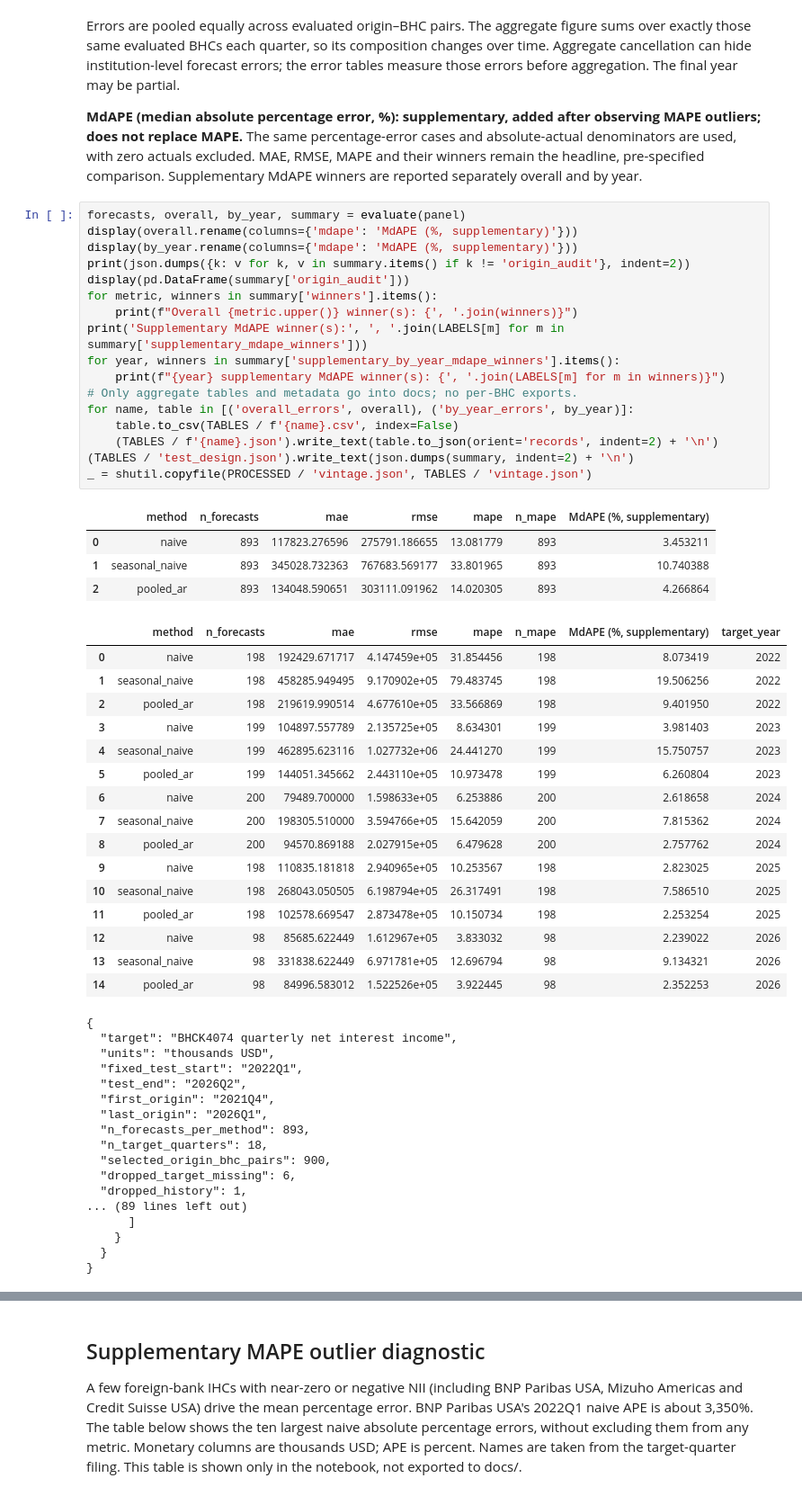
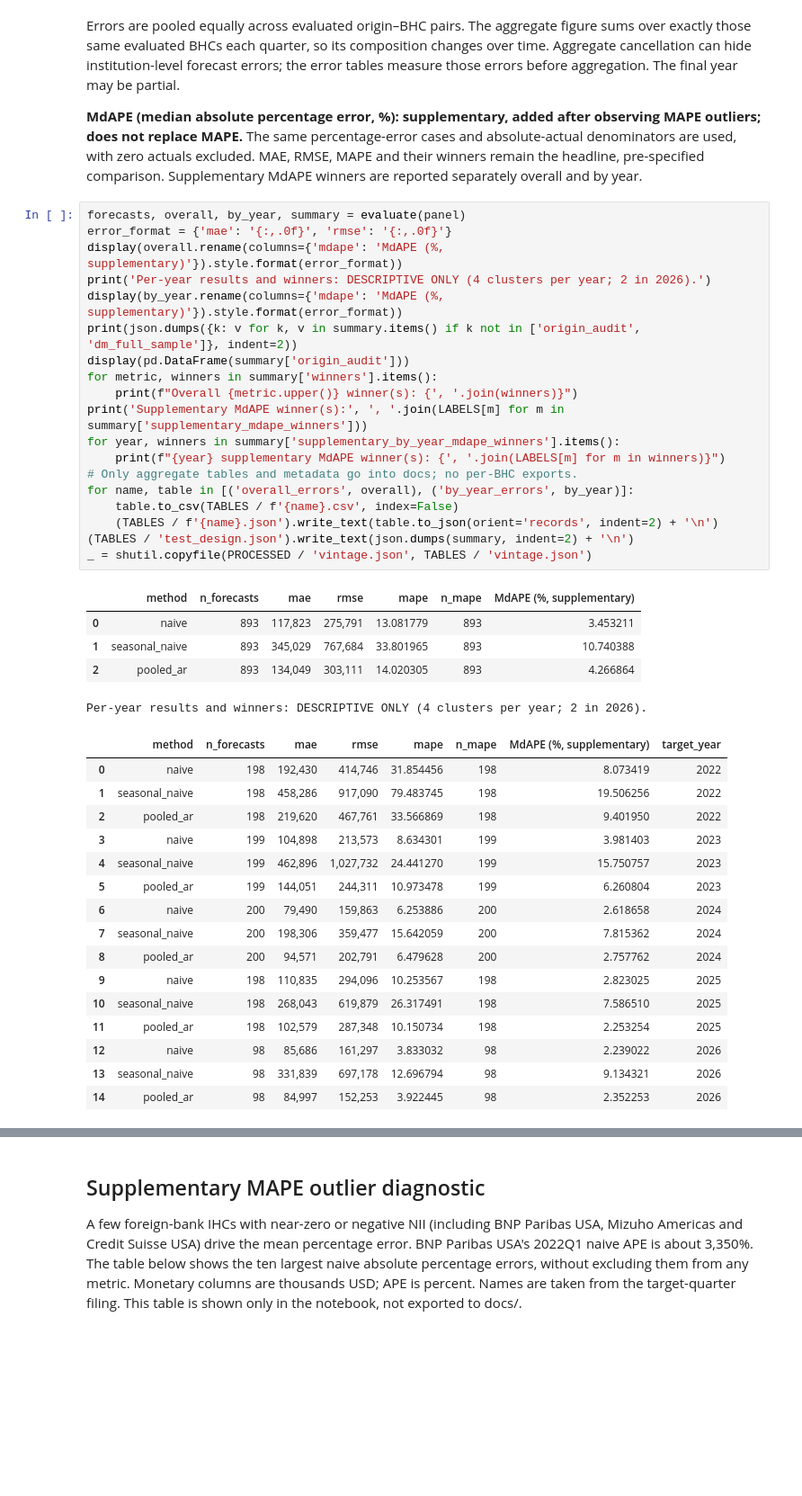
Before and after one commit to jgridifier/research-lab, a Jupyter notebook: tracks/y9c-panel/notebooks/y9c_nii_forecast.ipynb, the cells around one changed output, grey strips where cells are left out. Shown at 90% size. Saved outputs shown, nothing was run; the diff lists cells and outputs as text; blank space fills up the shorter version.

```diff
--- a/tracks/y9c-panel/notebooks/y9c_nii_forecast.ipynb
+++ b/tracks/y9c-panel/notebooks/y9c_nii_forecast.ipynb
@@ -125,56 +125,42 @@ Errors are pooled equally across evaluated origin–BHC pairs. The aggregate fig
 **MdAPE (median absolute percentage error, %): supplementary, added after observing MAPE outliers; does not replace MAPE.** The same percentage-error cases and absolute-actual denominators are used, with zero actuals excluded. MAE, RMSE, MAPE and their winners remain the headline, pre-specified comparison. Supplementary MdAPE winners are reported separately overall and by year.
 # %%
 forecasts, overall, by_year, summary = evaluate(panel)
-display(overall.rename(columns={'mdape': 'MdAPE (%, supplementary)'}))
-display(by_year.rename(columns={'mdape': 'MdAPE (%, supplementary)'}))
-print(json.dumps({k: v for k, v in summary.items() if k != 'origin_audit'}, indent=2))
+error_format = {'mae': '{:,.0f}', 'rmse': '{:,.0f}'}
+display(overall.rename(columns={'mdape': 'MdAPE (%, supplementary)'}).style.format(error_format))
+print('Per-year results and winners: DESCRIPTIVE ONLY (4 clusters per year; 2 in 2026).')
+display(by_year.rename(columns={'mdape': 'MdAPE (%, supplementary)'}).style.format(error_format))
+print(json.dumps({k: v for k, v in summary.items() if k not in ['origin_audit', 'dm_full_sample']}, indent=2))
 display(pd.DataFrame(summary['origin_audit']))
 for metric, winners in summary['winners'].items():
     print(f"Overall {metric.upper()} winner(s): {', '.join(winners)}")
 print('Supplementary MdAPE winner(s):', ', '.join(LABELS[m] for m in summary['supplementary_mdape_winners']))
 for year, winners in summary['supplementary_by_year_mdape_winners'].items():
     print(f"{year} supplementary MdAPE winner(s): {', '.join(LABELS[m] for m in winners)}")
 # Only aggregate tables and metadata go into docs; no per-BHC exports.
 for name, table in [('overall_errors', overall), ('by_year_errors', by_year)]:
     table.to_csv(TABLES / f'{name}.csv', index=False)
     (TABLES / f'{name}.json').write_text(table.to_json(orient='records', indent=2) + '\n')
 (TABLES / 'test_design.json').write_text(json.dumps(summary, indent=2) + '\n')
 _ = shutil.copyfile(PROCESSED / 'vintage.json', TABLES / 'vintage.json')
 # %% [output]
 |  | method | n_forecasts | mae | rmse | mape | n_mape | MdAPE (%, supplementary) |
-| 0 | naive | 893 | 117823.276596 | 275791.186655 | 13.081779 | 893 | 3.453211 |
-| 1 | seasonal_naive | 893 | 345028.732363 | 767683.569177 | 33.801965 | 893 | 10.740388 |
-| 2 | pooled_ar | 893 | 134048.590651 | 303111.091962 | 14.020305 | 893 | 4.266864 |
+| 0 | naive | 893 | 117,823 | 275,791 | 13.081779 | 893 | 3.453211 |
+| 1 | seasonal_naive | 893 | 345,029 | 767,684 | 33.801965 | 893 | 10.740388 |
+| 2 | pooled_ar | 893 | 134,049 | 303,111 | 14.020305 | 893 | 4.266864 |
+Per-year results and winners: DESCRIPTIVE ONLY (4 clusters per year; 2 in 2026).
 |  | method | n_forecasts | mae | rmse | mape | n_mape | MdAPE (%, supplementary) | target_year |
-| 0 | naive | 198 | 192429.671717 | 4.147459e+05 | 31.854456 | 198 | 8.073419 | 2022 |
-| 1 | seasonal_naive | 198 | 458285.949495 | 9.170902e+05 | 79.483745 | 198 | 19.506256 | 2022 |
-| 2 | pooled_ar | 198 | 219619.990514 | 4.677610e+05 | 33.566869 | 198 | 9.401950 | 2022 |
-| 3 | naive | 199 | 104897.557789 | 2.135725e+05 | 8.634301 | 199 | 3.981403 | 2023 |
-| 4 | seasonal_naive | 199 | 462895.623116 | 1.027732e+06 | 24.441270 | 199 | 15.750757 | 2023 |
-| 5 | pooled_ar | 199 | 144051.345662 | 2.443110e+05 | 10.973478 | 199 | 6.260804 | 2023 |
-| 6 | naive | 200 | 79489.700000 | 1.598633e+05 | 6.253886 | 200 | 2.618658 | 2024 |
-| 7 | seasonal_naive | 200 | 198305.510000 | 3.594766e+05 | 15.642059 | 200 | 7.815362 | 2024 |
-| 8 | pooled_ar | 200 | 94570.869188 | 2.027915e+05 | 6.479628 | 200 | 2.757762 | 2024 |
-| 9 | naive | 198 | 110835.181818 | 2.940965e+05 | 10.253567 | 198 | 2.823025 | 2025 |
-| 10 | seasonal_naive | 198 | 268043.050505 | 6.198794e+05 | 26.317491 | 198 | 7.586510 | 2025 |
-| 11 | pooled_ar | 198 | 102578.669547 | 2.873478e+05 | 10.150734 | 198 | 2.253254 | 2025 |
-| 12 | naive | 98 | 85685.622449 | 1.612967e+05 | 3.833032 | 98 | 2.239022 | 2026 |
-| 13 | seasonal_naive | 98 | 331838.622449 | 6.971781e+05 | 12.696794 | 98 | 9.134321 | 2026 |
-| 14 | pooled_ar | 98 | 84996.583012 | 1.522526e+05 | 3.922445 | 98 | 2.352253 | 2026 |
+| 0 | naive | 198 | 192,430 | 414,746 | 31.854456 | 198 | 8.073419 | 2022 |
+| 1 | seasonal_naive | 198 | 458,286 | 917,090 | 79.483745 | 198 | 19.506256 | 2022 |
+| 2 | pooled_ar | 198 | 219,620 | 467,761 | 33.566869 | 198 | 9.401950 | 2022 |
+| 3 | naive | 199 | 104,898 | 213,573 | 8.634301 | 199 | 3.981403 | 2023 |
+| 4 | seasonal_naive | 199 | 462,896 | 1,027,732 | 24.441270 | 199 | 15.750757 | 2023 |
+| 5 | pooled_ar | 199 | 144,051 | 244,311 | 10.973478 | 199 | 6.260804 | 2023 |
+| 6 | naive | 200 | 79,490 | 159,863 | 6.253886 | 200 | 2.618658 | 2024 |
+| 7 | seasonal_naive | 200 | 198,306 | 359,477 | 15.642059 | 200 | 7.815362 | 2024 |
+| 8 | pooled_ar | 200 | 94,571 | 202,791 | 6.479628 | 200 | 2.757762 | 2024 |
+| 9 | naive | 198 | 110,835 | 294,096 | 10.253567 | 198 | 2.823025 | 2025 |
+| 10 | seasonal_naive | 198 | 268,043 | 619,879 | 26.317491 | 198 | 7.586510 | 2025 |
+| 11 | pooled_ar | 198 | 102,579 | 287,348 | 10.150734 | 198 | 2.253254 | 2025 |
+| 12 | naive | 98 | 85,686 | 161,297 | 3.833032 | 98 | 2.239022 | 2026 |
+| 13 | seasonal_naive | 98 | 331,839 | 697,178 | 12.696794 | 98 | 9.134321 | 2026 |
+| 14 | pooled_ar | 98 | 84,997 | 152,253 | 3.922445 | 98 | 2.352253 | 2026 |
-{
-  "target": "BHCK4074 quarterly net interest income",
-  "units": "thousands USD",
-  "fixed_test_start": "2022Q1",
-  "test_end": "2026Q2",
-  "first_origin": "2021Q4",
-  "last_origin": "2026Q1",
-  "n_forecasts_per_method": 893,
-  "n_target_quarters": 18,
-  "selected_origin_bhc_pairs": 900,
-  "dropped_target_missing": 6,
-  "dropped_history": 1,
-... (89 lines left out)
-      ]
-    }
-  }
-}
```
Also changed, not shown: parts of 4 cells of this notebook, 9 other files.
